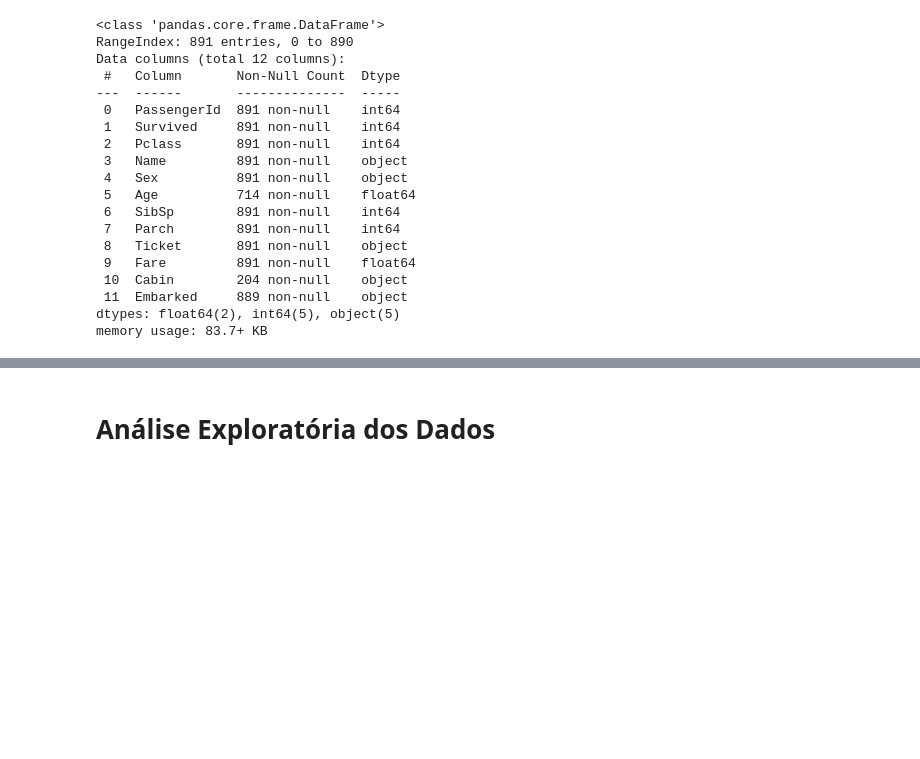
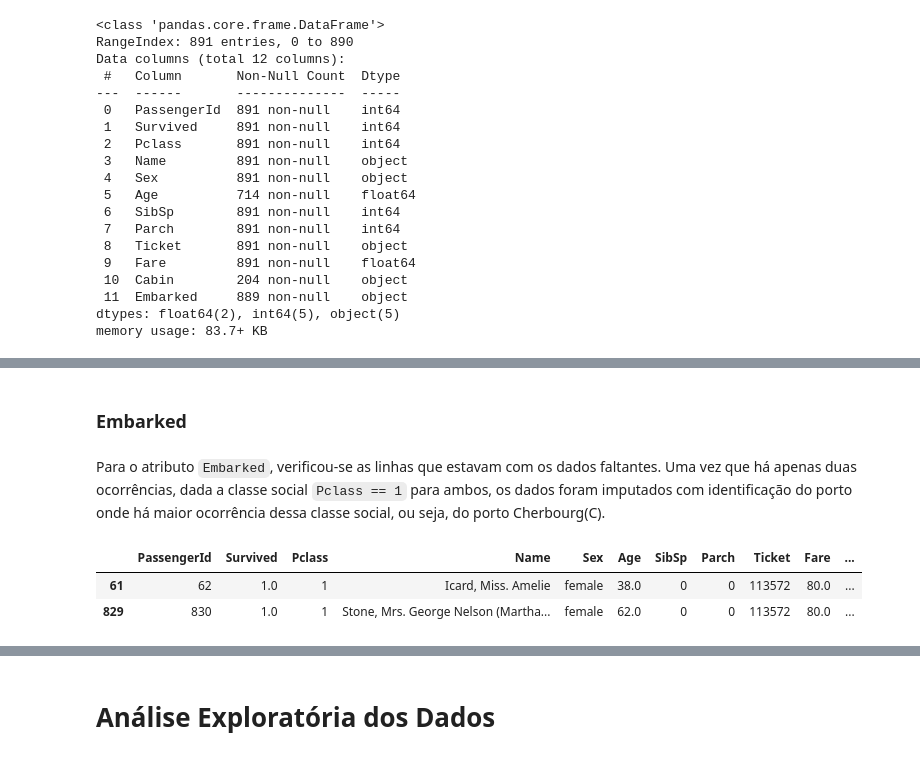
Before and after one commit to rafabenevente/AM_1, a Jupyter notebook: AM_1_Titanic_Predição_dos_sobreviventes.ipynb, the cells around one changed output, grey strips where cells are left out. Saved outputs shown, nothing was run; the diff lists cells and outputs as text; code cells hidden in the pictures; blank space fills up the shorter version.

```diff
--- a/AM_1_Titanic_Predição_dos_sobreviventes.ipynb
+++ b/AM_1_Titanic_Predição_dos_sobreviventes.ipynb
@@ -121,0 +242,10 @@ dtype: int64
+# %% [markdown]
+### Embarked
+# %% [markdown]
+Para o atributo `Embarked`, verificou-se as linhas que estavam com os dados faltantes. Uma vez que há apenas duas ocorrências, dada a classe social `Pclass == 1` para ambos, os dados foram imputados com identificação do porto onde há maior ocorrência dessa classe social, ou seja, do porto Cherbourg(C).
+# %%
+all_data.query('Embarked != "S" & Embarked != "C" & Embarked != "Q"')
+# %% [output]
+|  | PassengerId | Survived | Pclass | Name | Sex | Age | SibSp | Parch | Ticket | Fare | ... |
+| 61 | 62 | 1.0 | 1 | Icard, Miss. Amelie | female | 38.0 | 0 | 0 | 113572 | 80.0 | ... |
+| 829 | 830 | 1.0 | 1 | Stone, Mrs. George Nelson (Martha... | female | 62.0 | 0 | 0 | 113572 | 80.0 | ... |
```
Also changed, not shown: parts of 42 cells of this notebook.
